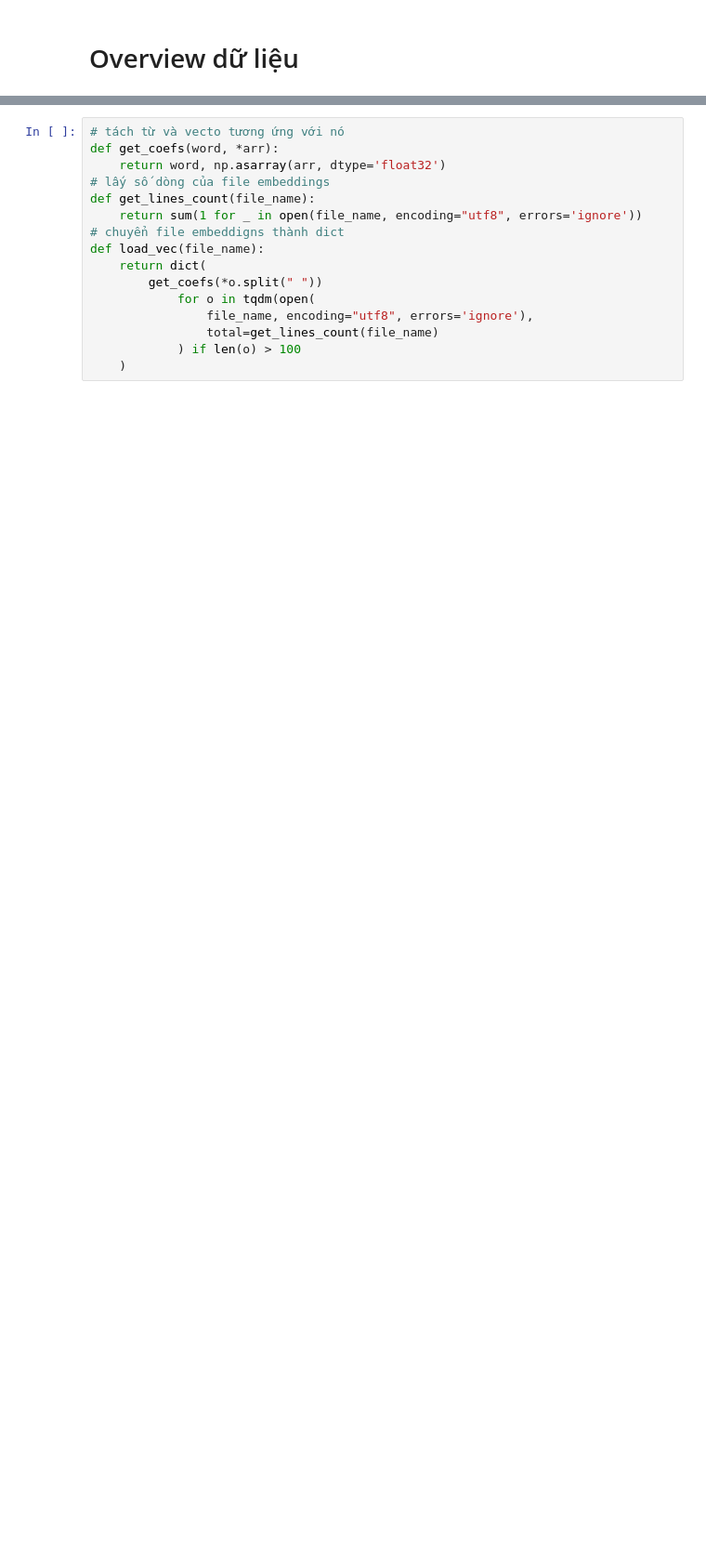
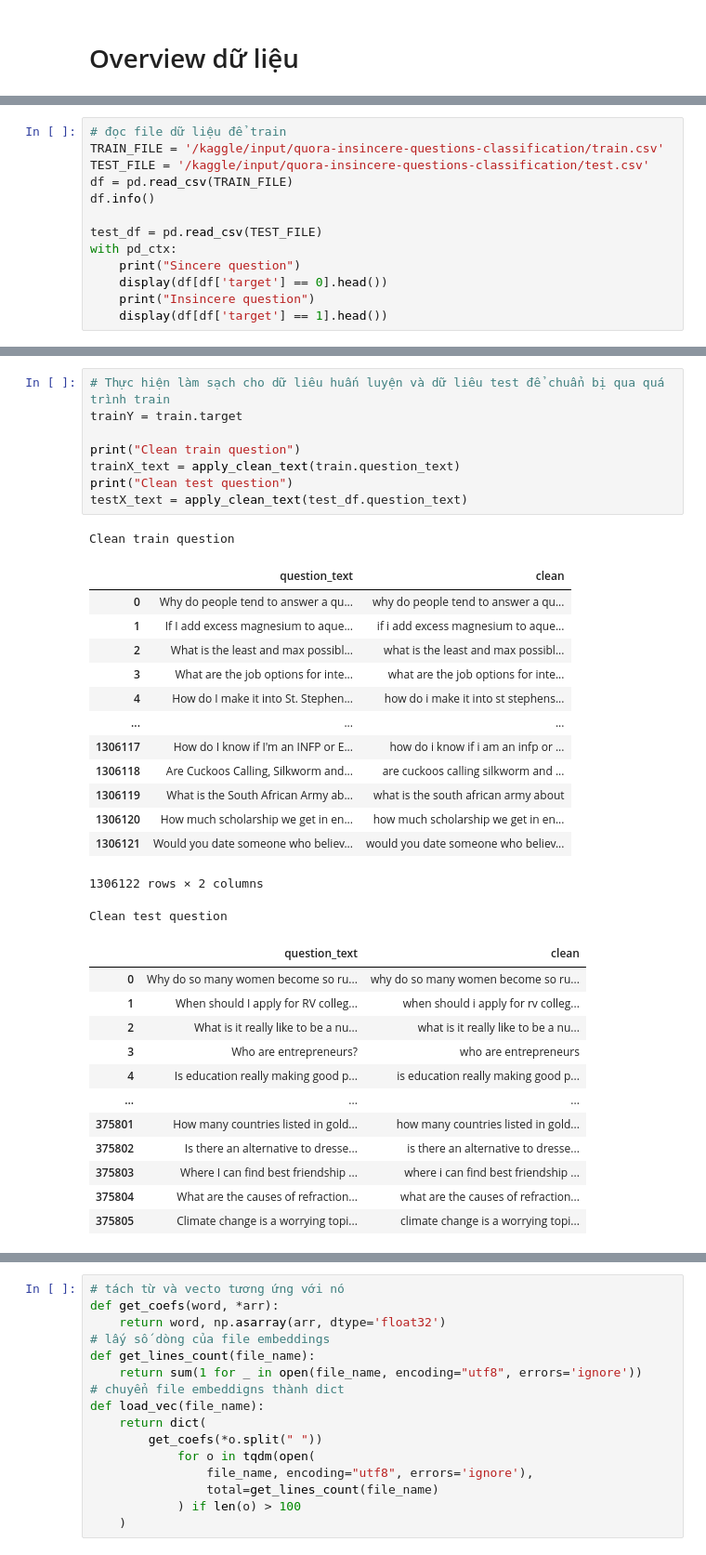
Before and after one commit to zzNuAzz/ML, a Jupyter notebook: qoura-ml.ipynb, the cells around one changed output, grey strips where cells are left out. Shown at 93% size. Saved outputs shown, nothing was run; the diff lists cells and outputs as text; blank space fills up the shorter version.

```diff
--- a/qoura-ml.ipynb
+++ b/qoura-ml.ipynb
@@ -335,0 +43,13 @@ def load_embedding(word2vec):
+# %%
+# đọc file dữ liệu để train
+TRAIN_FILE = '/kaggle/input/quora-insincere-questions-classification/train.csv'
+TEST_FILE = '/kaggle/input/quora-insincere-questions-classification/test.csv'
+df = pd.read_csv(TRAIN_FILE)
+df.info()
+
+test_df = pd.read_csv(TEST_FILE)
+with pd_ctx:
+    print("Sincere question")
+    display(df[df['target'] == 0].head())
+    print("Insincere question")
+    display(df[df['target'] == 1].head())
@@ -335,0 +741,36 @@ def load_embedding(word2vec):
+# %%
+# Thực hiện làm sạch cho dữ liêu huấn luyện và dữ liêu test để chuẩn bị qua quá trình train
+trainY = train.target
+
+print("Clean train question")
+trainX_text = apply_clean_text(train.question_text)
+print("Clean test question")
+testX_text = apply_clean_text(test_df.question_text)
+# %% [output]
+Clean train question
+|  | question_text | clean |
+| 0 | Why do people tend to answer a qu... | why do people tend to answer a qu... |
+| 1 | If I add excess magnesium to aque... | if i add excess magnesium to aque... |
+| 2 | What is the least and max possibl... | what is the least and max possibl... |
+| 3 | What are the job options for inte... | what are the job options for inte... |
+| 4 | How do I make it into St. Stephen... | how do i make it into st stephens... |
+| ... | ... | ... |
+| 1306117 | How do I know if I'm an INFP or E... | how do i know if i am an infp or ... |
+| 1306118 | Are Cuckoos Calling, Silkworm and... | are cuckoos calling silkworm and ... |
+| 1306119 | What is the South African Army ab... | what is the south african army about |
+| 1306120 | How much scholarship we get in en... | how much scholarship we get in en... |
+| 1306121 | Would you date someone who believ... | would you date someone who believ... |
+1306122 rows × 2 columns
+Clean test question
+|  | question_text | clean |
+| 0 | Why do so many women become so ru... | why do so many women become so ru... |
+| 1 | When should I apply for RV colleg... | when should i apply for rv colleg... |
+| 2 | What is it really like to be a nu... | what is it really like to be a nu... |
+| 3 | Who are entrepreneurs? | who are entrepreneurs |
+| 4 | Is education really making good p... | is education really making good p... |
+| ... | ... | ... |
+| 375801 | How many countries listed in gold... | how many countries listed in gold... |
+| 375802 | Is there an alternative to dresse... | is there an alternative to dresse... |
+| 375803 | Where I can find best friendship ... | where i can find best friendship ... |
+| 375804 | What are the causes of refraction... | what are the causes of refraction... |
+| 375805 | Climate change is a worrying topi... | climate change is a worrying topi... |
```
Also changed, not shown: parts of 84 cells of this notebook.
